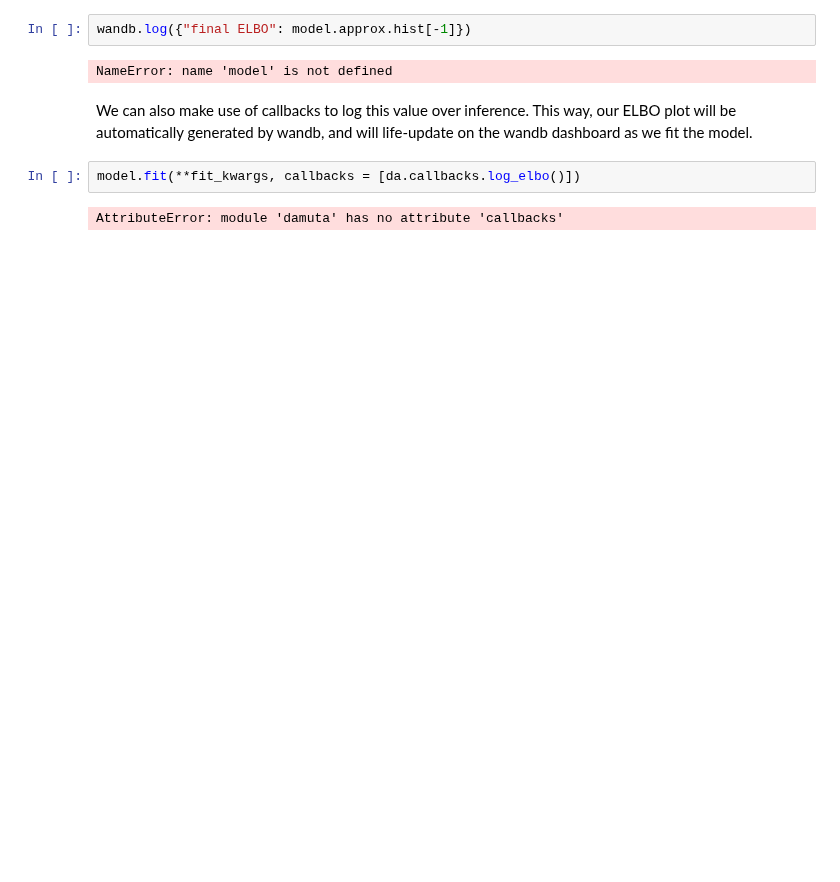
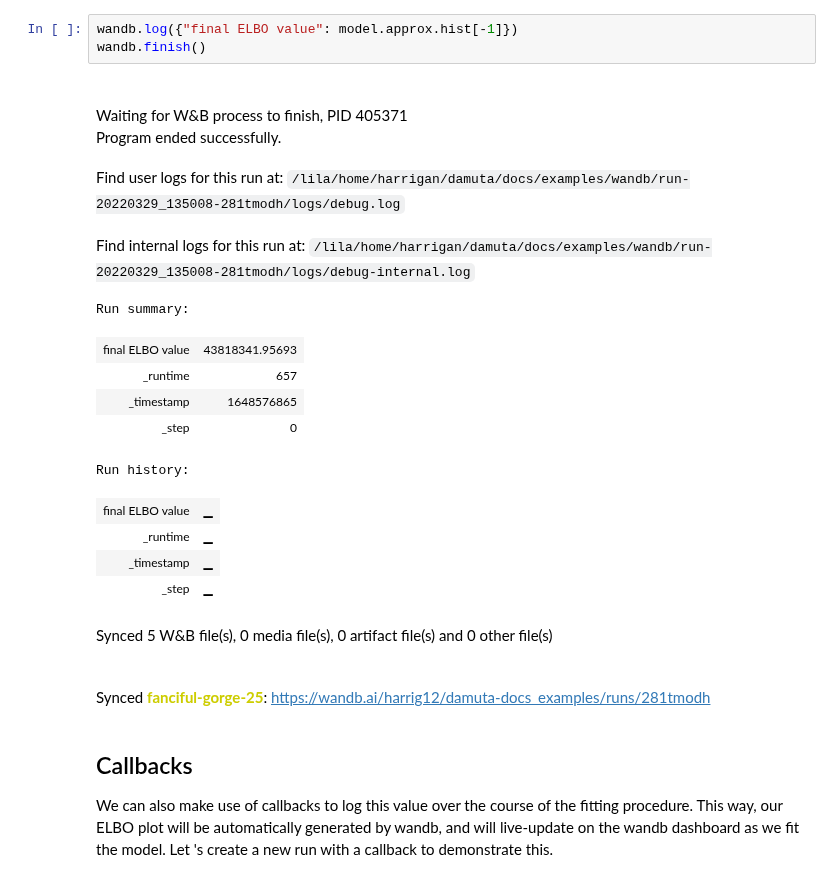
Before and after one commit to morrislab/damuta, a Jupyter notebook: docs/examples/wandb.ipynb, the cells around one changed output. Cells and saved outputs as stored; diff of their text form; blank space fills up the shorter version.

```diff
--- a/docs/examples/wandb.ipynb
+++ b/docs/examples/wandb.ipynb
@@ -68,10 +66,24 @@ plt.plot(model.approx.hist)
 # %%
-wandb.log({"final ELBO": model.approx.hist[-1]})
+wandb.log({"final ELBO value": model.approx.hist[-1]})
+wandb.finish()
 # %% [output]
+Waiting for W&B process to finish, PID 405371
+Program ended successfully.
+Find user logs for this run at: /lila/home/harrigan/damuta/docs/examples/wandb/run-20220329_135008-281tmodh/logs/debug.log
+Find internal logs for this run at: /lila/home/harrigan/damuta/docs/examples/wandb/run-20220329_135008-281tmodh/logs/debug-internal.log
-NameError: name 'model' is not defined
+Run summary:
+| final ELBO value | 43818341.95693 |
+| _runtime | 657 |
+| _timestamp | 1648576865 |
+| _step | 0 |
+Run history:
+| final ELBO value | ▁ |
+| _runtime | ▁ |
+| _timestamp | ▁ |
+| _step | ▁ |
+Synced 5 W&B file(s), 0 media file(s), 0 artifact file(s) and 0 other file(s)
+Synced fanciful-gorge-25: https://wandb.ai/harrig12/damuta-docs_examples/runs/281tmodh
 # %% [markdown]
-We can also make use of callbacks to log this value over inference. This way, our ELBO plot will be automatically generated by wandb, and will life-update on the wandb dashboard as we fit the model.
+## Callbacks
+
+We can also make use of callbacks to log this value over the course of the fitting procedure. This way, our ELBO plot will be automatically generated by wandb, and will live-update on the wandb dashboard as we fit the model. Let 's create a new run with a callback to demonstrate this.
-# %%
-model.fit(**fit_kwargs, callbacks = [da.callbacks.log_elbo()])
-# %% [output]
-AttributeError: module 'damuta' has no attribute 'callbacks'
```
Also changed, not shown: parts of 11 cells of this notebook, 58 other files.
